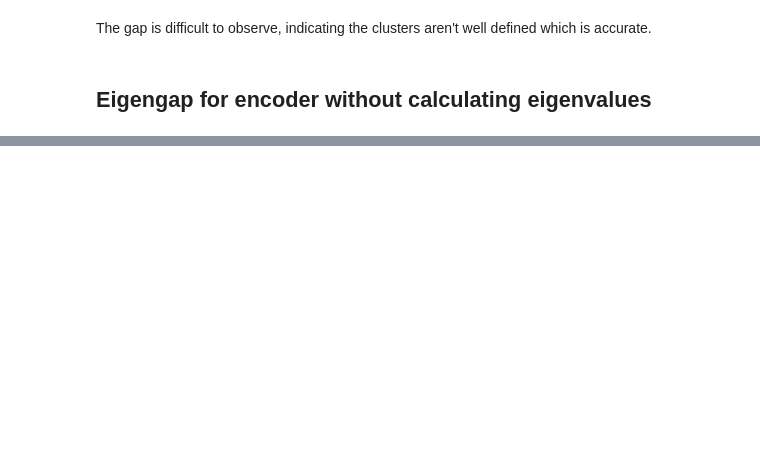
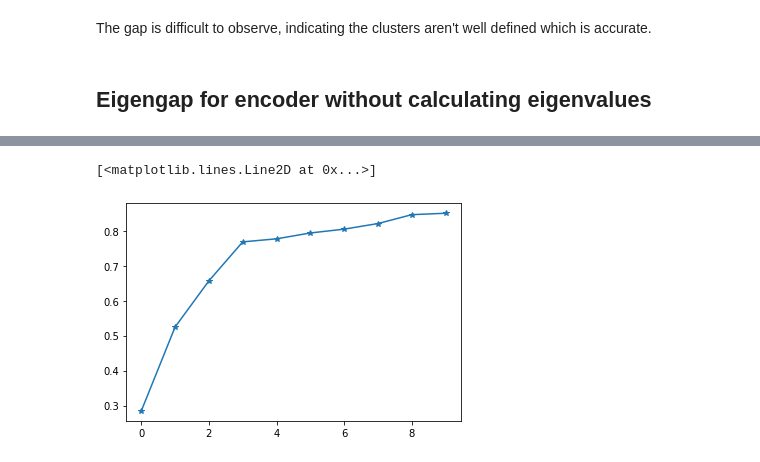
Before and after one commit to SusheendharVijay/ClusterEncoder, a Jupyter notebook: graphEncoder.ipynb, the cells around one changed output, grey strips where cells are left out. Saved outputs shown, nothing was run; the diff lists cells and outputs as text; code cells hidden in the pictures; blank space fills up the shorter version.

```diff
--- a/graphEncoder.ipynb
+++ b/graphEncoder.ipynb
@@ -416,0 +421,33 @@ plt.plot(e_val.real)
+# %%
+def train_SAE(data,epochs=500,rho=0.5,beta=0.01,lr=0.01,layer=[128,64,128]):
+
+    X = torch.from_numpy(data)
+
+    S = rbf_kernel(X,X,gamma=2)
+    D  = np.diag(1.0/S.sum(axis=1))
+
+    X_train = torch.tensor(D.dot(S)).float().to(device)
+
+    layers = [len(X_train)] + layer + [len(X_train)]
+
+    model = GraphEncoder(layers,k).to(device)
+
+    optimizer  = optim.Adam(model.parameters(),lr=lr)
+
+    with tqdm(total= epochs) as tq:
+        for epoch in range(1,epochs +1):
+            optimizer.zero_grad()
+            X_hat = model(X_train)
+
+
+            loss = model.loss(X_hat,X_train,beta,rho)
+            #nmi = normalized_mutual_info_score(model.get_cluster(),y,average_method="arithmetic")
+            loss.backward()
+            optimizer.step()
+
+            tq.set_postfix(loss=loss,nmi ="{:.3f}".format(nmi))
+            tq.update()
+        print(model.get_cluster())
+    return model, X_train.detach().cpu().numpy()
+# %%
+model,Q = train_SAE(cluster3)
@@ -416,0 +464,11 @@ plt.plot(e_val.real)
+# %%
+embed = model.get_embedding()
+temp = np.matmul(Q,embed)
+temp2 = temp/embed
+evs = np.median(temp2,axis=0)
+s_evs = sorted(evs)
+# s_evs = np.delete(s_evs,np.where(s_evs==0.3))
+plt.plot(s_evs[:10],marker="*")
+# %% [output]
+[<matplotlib.lines.Line2D at 0x...>]
+[figure, added]
```
Also changed, not shown: parts of 28 cells of this notebook, 2 other files.
